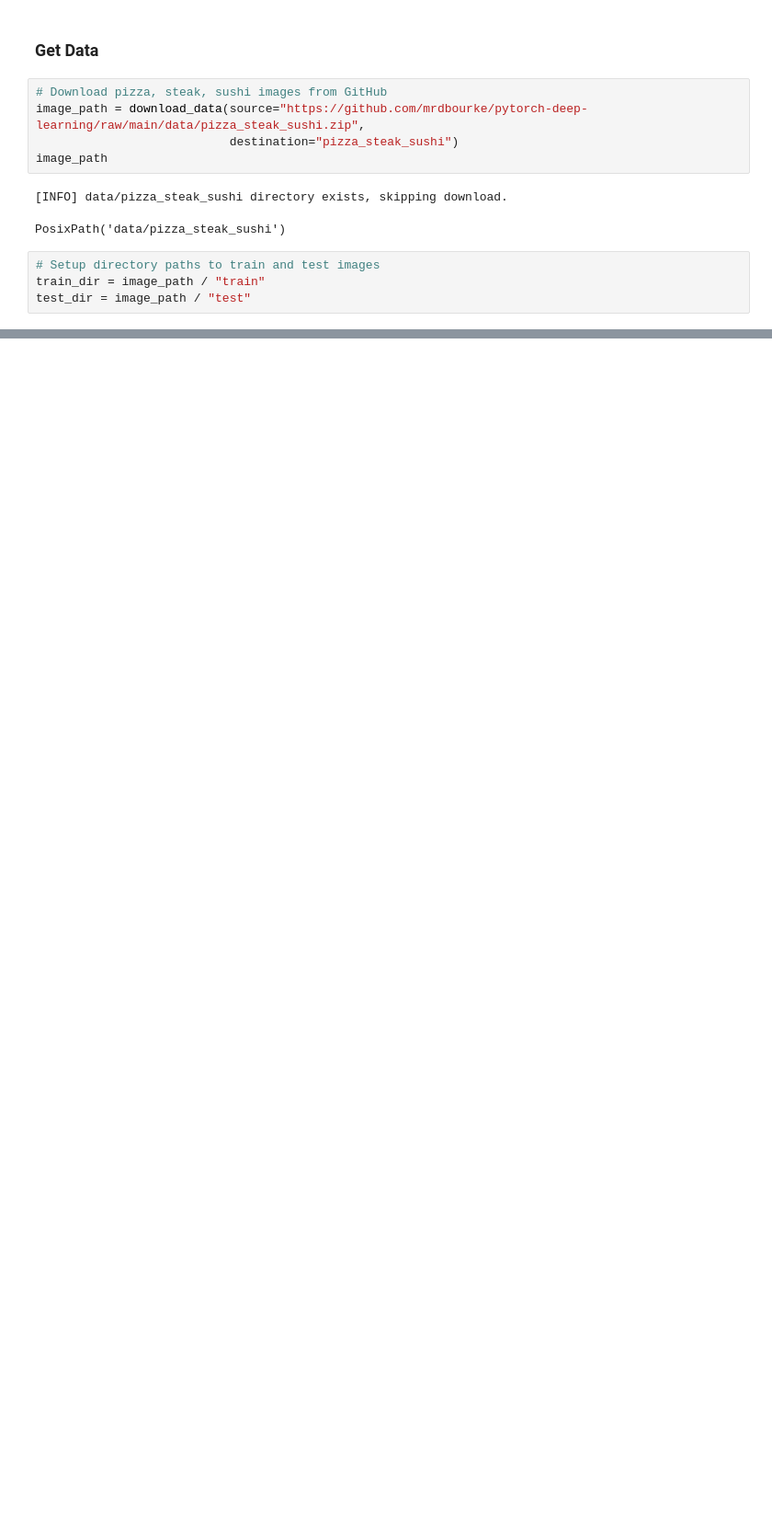
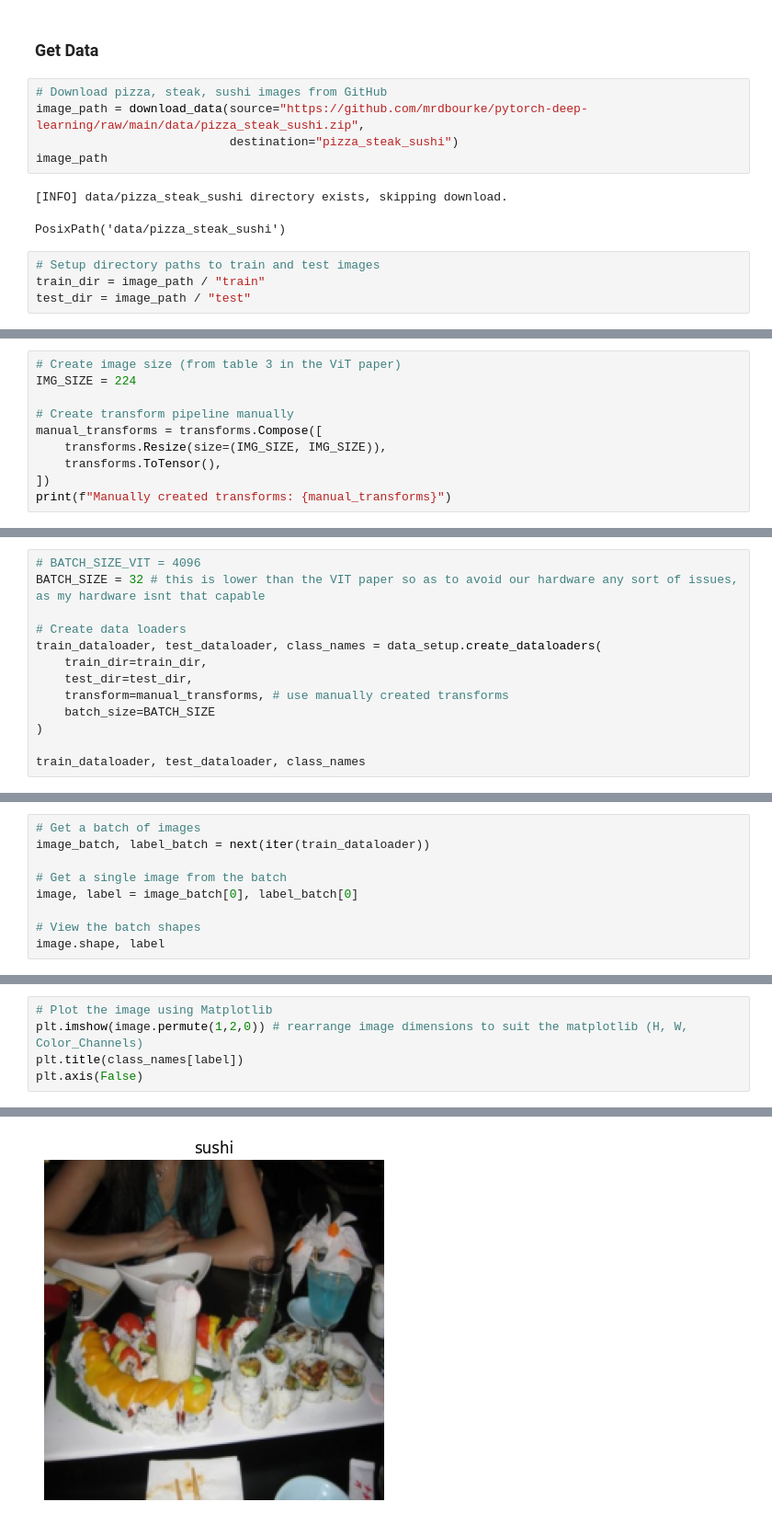
Before and after one commit to MuhammedUmerNazir/pytorch_code_snippets, a Jupyter notebook: 08_torch_paper_replicating.ipynb, the cells around one changed output, grey strips where cells are left out. Shown at 92% size. Saved outputs shown, nothing was run; the diff lists cells and outputs as text; blank space fills up the shorter version.

Commit message:
Data -> DataLoaders

```diff
--- a/08_torch_paper_replicating.ipynb
+++ b/08_torch_paper_replicating.ipynb
@@ -57,0 +60,10 @@ test_dir = image_path / "test"
+# %%
+# Create image size (from table 3 in the ViT paper)
+IMG_SIZE = 224
+
+# Create transform pipeline manually
+manual_transforms = transforms.Compose([
+    transforms.Resize(size=(IMG_SIZE, IMG_SIZE)),
+    transforms.ToTensor(),
+])
+print(f"Manually created transforms: {manual_transforms}")
@@ -57,0 +77,13 @@ test_dir = image_path / "test"
+# %%
+# BATCH_SIZE_VIT = 4096
+BATCH_SIZE = 32 # this is lower than the VIT paper so as to avoid our hardware any sort of issues, as my hardware isnt that capable
+
+# Create data loaders
+train_dataloader, test_dataloader, class_names = data_setup.create_dataloaders(
+    train_dir=train_dir,
+    test_dir=test_dir,
+    transform=manual_transforms, # use manually created transforms
+    batch_size=BATCH_SIZE
+)
+
+train_dataloader, test_dataloader, class_names
@@ -57,0 +96,9 @@ test_dir = image_path / "test"
+# %%
+# Get a batch of images
+image_batch, label_batch = next(iter(train_dataloader))
+
+# Get a single image from the batch
+image, label = image_batch[0], label_batch[0]
+
+# View the batch shapes
+image.shape, label
@@ -57,0 +107,6 @@ test_dir = image_path / "test"
+# %%
+# Plot the image using Matplotlib
+plt.imshow(image.permute(1,2,0)) # rearrange image dimensions to suit the matplotlib (H, W, Color_Channels)
+plt.title(class_names[label])
+plt.axis(False)
+# %% [output]
@@ -57,0 +114 @@ test_dir = image_path / "test"
+[figure, added]
```
Also changed, not shown: parts of 10 cells of this notebook.
